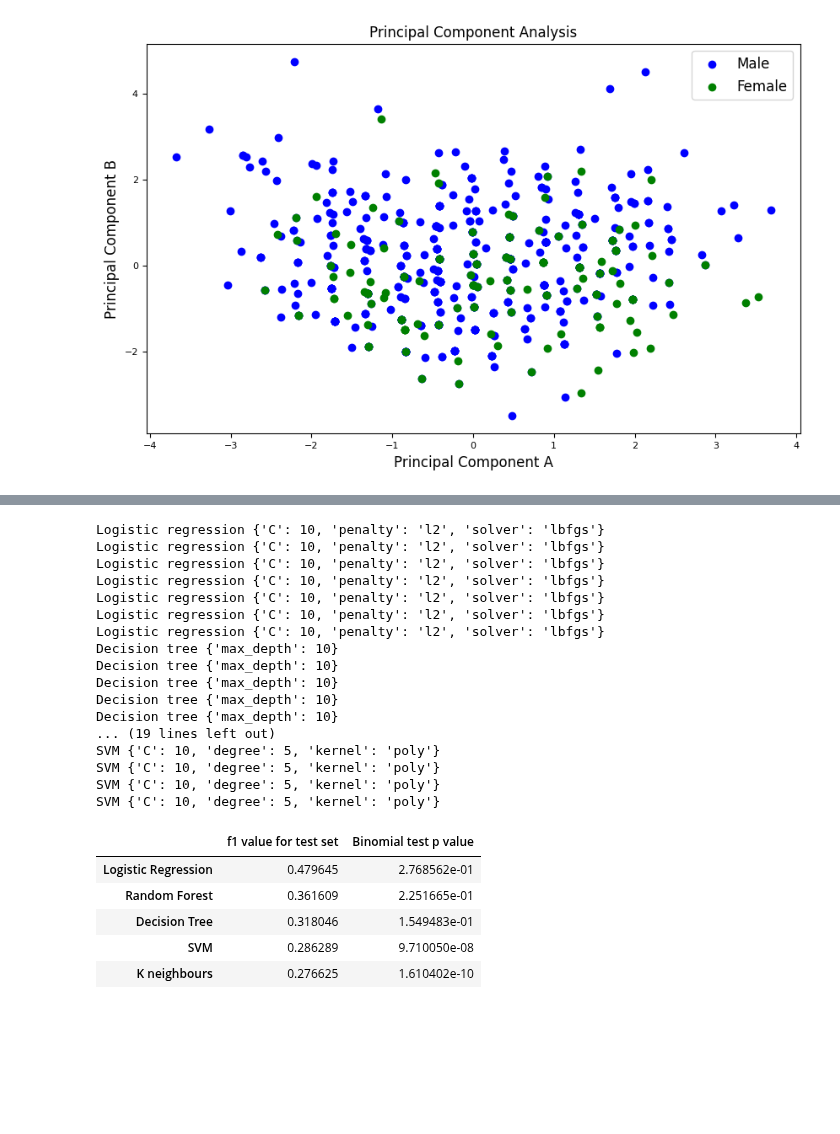
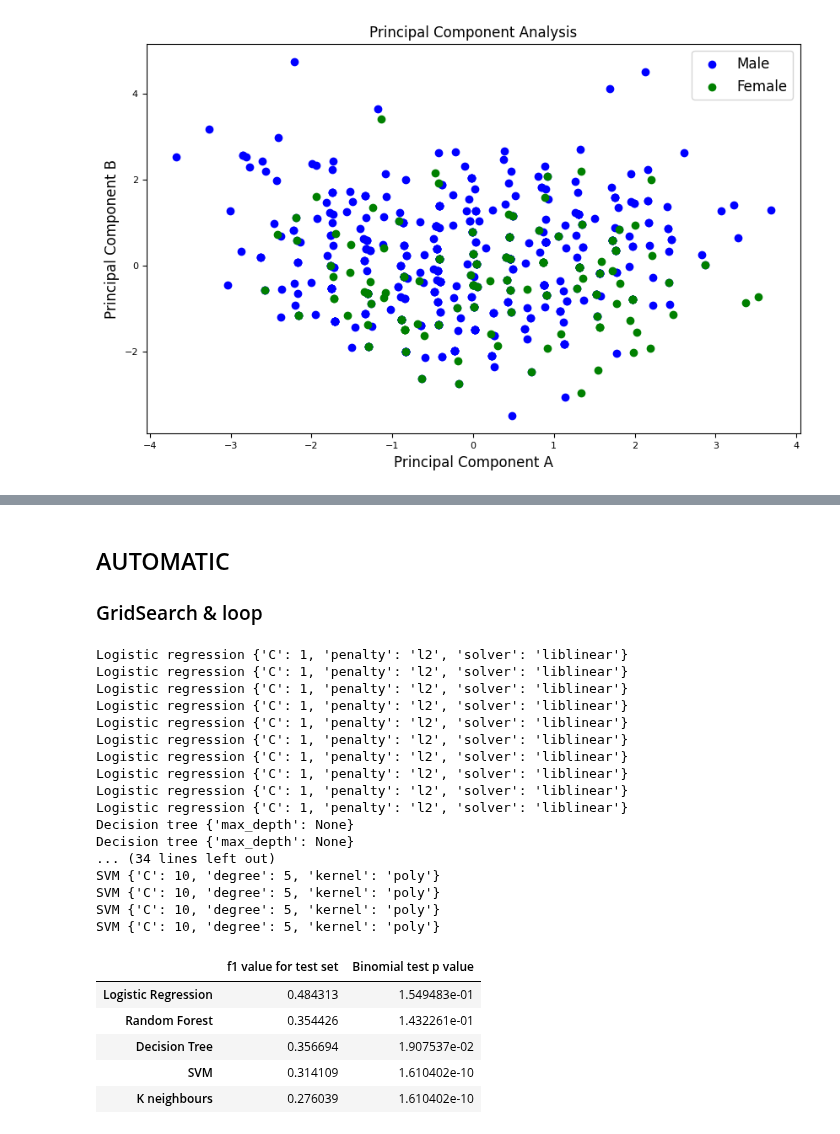
Before and after one commit to sophiak12/Individual_Project, a Jupyter notebook: src/model.ipynb, the cells around one changed output, grey strips where cells are left out. Saved outputs shown, nothing was run; the diff lists cells and outputs as text; code cells hidden in the pictures; blank space fills up the shorter version.

```diff
--- a/src/model.ipynb
+++ b/src/model.ipynb
@@ -167,4 +164,5 @@ display(final)
 # %%
+algorithms = [logisticReg, randomForest, decisionTree, SVM, Kneightbors]
 f1Scores = []
 confusionMatrices =[]
 for i in range (len(algorithms)):
@@ -242,5 +288,11 @@ def calculateResultsUSINGGRIDSEARCH(modelName, model, parameters, X, y):
+# %% [markdown]
+## AUTOMATIC
+### GridSearch & loop
 # %%
-def calculateResultsUSINGGRIDSEARCH(modelName, model, parameters, X, y):
+## GRID SEARCH HYPERPARAMETER TUNING USING gridSearch to find best params & k fold to get result
+
+
+def calculateResultsGrid(modelName, model, parameters, X, y):
     # Get info from input X, y
     features = X.loc[:,featureColumns]
     target= y.astype(int)
@@ -250,7 +302,7 @@ def calculateResultsUSINGGRIDSEARCH(modelName, model, parameters, X, y):
     confusionMatrices=[]
     confusionMatrixTotal=[[0,0],[0,0]]
 
-    n_splits = 7
+    n_splits = 10
     kFold = StratifiedGroupKFold(n_splits=n_splits)
 
     fold_assignments = np.zeros_like(X['speakerID'])
@@ -276,7 +328,7 @@ def calculateResultsUSINGGRIDSEARCH(modelName, model, parameters, X, y):
     result = pd.DataFrame({'Average f1 score': np.mean(f1Scores), 'Total confusion matrix': ([confusionMatrixTotal])})
     return (result)
 # %%
-from sklearn.model_selection import cross_val_predict
+
 
 models = {
 'Logistic regression': (LogisticRegression(class_weight='balanced'), {'C': [0.1, 1, 10], 'solver': ['lbfgs', 'liblinear', 'newton-cg', 'newton-cholesky'],  'penalty': ['l2']}),
@@ -286,58 +338,58 @@ models = {
 'SVM': (SVC(), {'C': [0.1, 1, 5, 10], 'kernel': ['rbf','linear','poly'], 'degree': [2, 3, 5]})
 }
 
-f1Scores = []
-confusionMatrices =[]
+f1ScoresGrid = []
+confusionMatricesGrid =[]
 for modelName, (model, parameters) in models.items():
-    result = calculateResultsUSINGGRIDSEARCH(modelName,model, parameters, data, target)
-    f1Scores.append(result['Average f1 score'])
-    confusionMatrices.append(result['Total confusion matrix'])
+    result = calculateResultsGrid(modelName,model, parameters, data, target)
+    f1ScoresGrid.append(result['Average f1 score'])
+    confusionMatricesGrid.append(result['Total confusion matrix'])
 # %% [output]
-Logistic regression {'C': 10, 'penalty': 'l2', 'solver': 'lbfgs'}
-Logistic regression {'C': 10, 'penalty': 'l2', 'solver': 'lbfgs'}
-Logistic regression {'C': 10, 'penalty': 'l2', 'solver': 'lbfgs'}
-Logistic regression {'C': 10, 'penalty': 'l2', 'solver': 'lbfgs'}
-Logistic regression {'C': 10, 'penalty': 'l2', 'solver': 'lbfgs'}
-Logistic regression {'C': 10, 'penalty': 'l2', 'solver': 'lbfgs'}
-Logistic regression {'C': 10, 'penalty': 'l2', 'solver': 'lbfgs'}
-Decision tree {'max_depth': 10}
-Decision tree {'max_depth': 10}
-Decision tree {'max_depth': 10}
-Decision tree {'max_depth': 10}
-Decision tree {'max_depth': 10}
-... (19 lines left out)
+Logistic regression {'C': 1, 'penalty': 'l2', 'solver': 'liblinear'}
+Logistic regression {'C': 1, 'penalty': 'l2', 'solver': 'liblinear'}
+Logistic regression {'C': 1, 'penalty': 'l2', 'solver': 'liblinear'}
+Logistic regression {'C': 1, 'penalty': 'l2', 'solver': 'liblinear'}
+Logistic regression {'C': 1, 'penalty': 'l2', 'solver': 'liblinear'}
+Logistic regression {'C': 1, 'penalty': 'l2', 'solver': 'liblinear'}
+Logistic regression {'C': 1, 'penalty': 'l2', 'solver': 'liblinear'}
+Logistic regression {'C': 1, 'penalty': 'l2', 'solver': 'liblinear'}
+Logistic regression {'C': 1, 'penalty': 'l2', 'solver': 'liblinear'}
+Logistic regression {'C': 1, 'penalty': 'l2', 'solver': 'liblinear'}
+Decision tree {'max_depth': None}
+Decision tree {'max_depth': None}
+... (34 lines left out)
 SVM {'C': 10, 'degree': 5, 'kernel': 'poly'}
 SVM {'C': 10, 'degree': 5, 'kernel': 'poly'}
 SVM {'C': 10, 'degree': 5, 'kernel': 'poly'}
 SVM {'C': 10, 'degree': 5, 'kernel': 'poly'}
 # %%
-binomialTestResults = pd.DataFrame()
+binomialTestResultsGrid = pd.DataFrame()
 for i in range(5):
     algorithm = algorithms[i]
     testSetSize = y.size
-    trueNeg = confusionMatrices[i][0][0][0]  #correct male (got 0 is 0)
-    falsePos = confusionMatrices[i][0][0][1] #wrong male    (got 1 is 0)
-    falseNeg = confusionMatrices[i][0][1][0] #wrong female  (got 0 is 1)
-    truePos = confusionMatrices[i][0][1][1]  #cozrrect female (got 1 is 1)
+    trueNeg = confusionMatricesGrid[i][0][0][0]  #correct male (got 0 is 0)
+    falsePos = confusionMatricesGrid[i][0][0][1] #wrong male    (got 1 is 0)
+    falseNeg = confusionMatricesGrid[i][0][1][0] #wrong female  (got 0 is 1)
+    truePos = confusionMatricesGrid[i][0][1][1]  #cozrrect female (got 1 is 1)
 
     totalMale,totalFemale = pd.DataFrame(y).value_counts()
     wholeSetFemaleProb = totalFemale/y.size
     wholeSetMaleProb = totalMale/y.size
 
     noOfSuccesses = trueNeg + truePos
     p = ((wholeSetFemaleProb**2) + (wholeSetMaleProb**2))
     result = stats.binomtest(noOfSuccesses, n=testSetSize, p=p)
-    values= pd.DataFrame([[f1Scores[i][0], result.pvalue]])
+    values= pd.DataFrame([[f1ScoresGrid[i][0], result.pvalue]])
     # values= pd.DataFrame([[f1Scores[i][0], result.pvalue]])
-    binomialTestResults = pd.concat([binomialTestResults,values])
+    binomialTestResultsGrid = pd.concat([binomialTestResults,values])
 
-binomialTestResults.rename(columns={0: 'f1 value for test set', 1: 'Binomial test p value'}, inplace=True)
-binomialTestResults.index = algorithmName
-display(binomialTestResults)
+binomialTestResultsGrid.rename(columns={0: 'f1 value for test set', 1: 'Binomial test p value'}, inplace=True)
+binomialTestResultsGrid.index = algorithmName
+display(binomialTestResultsGrid)
 # %% [output]
 |  | f1 value for test set | Binomial test p value |
-| Logistic Regression | 0.479645 | 2.768562e-01 |
-| Random Forest | 0.361609 | 2.251665e-01 |
-| Decision Tree | 0.318046 | 1.549483e-01 |
-| SVM | 0.286289 | 9.710050e-08 |
-| K neighbours | 0.276625 | 1.610402e-10 |
+| Logistic Regression | 0.484313 | 1.549483e-01 |
+| Random Forest | 0.354426 | 1.432261e-01 |
+| Decision Tree | 0.356694 | 1.907537e-02 |
+| SVM | 0.314109 | 1.610402e-10 |
+| K neighbours | 0.276039 | 1.610402e-10 |
```
Also changed, not shown: parts of 7 cells of this notebook, 1 other file.
